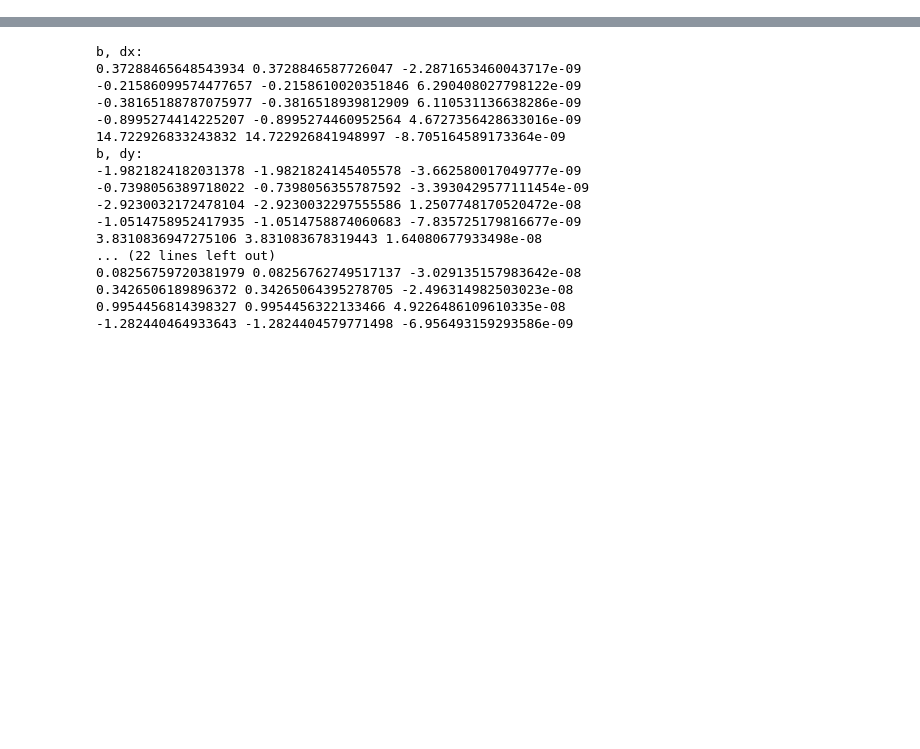
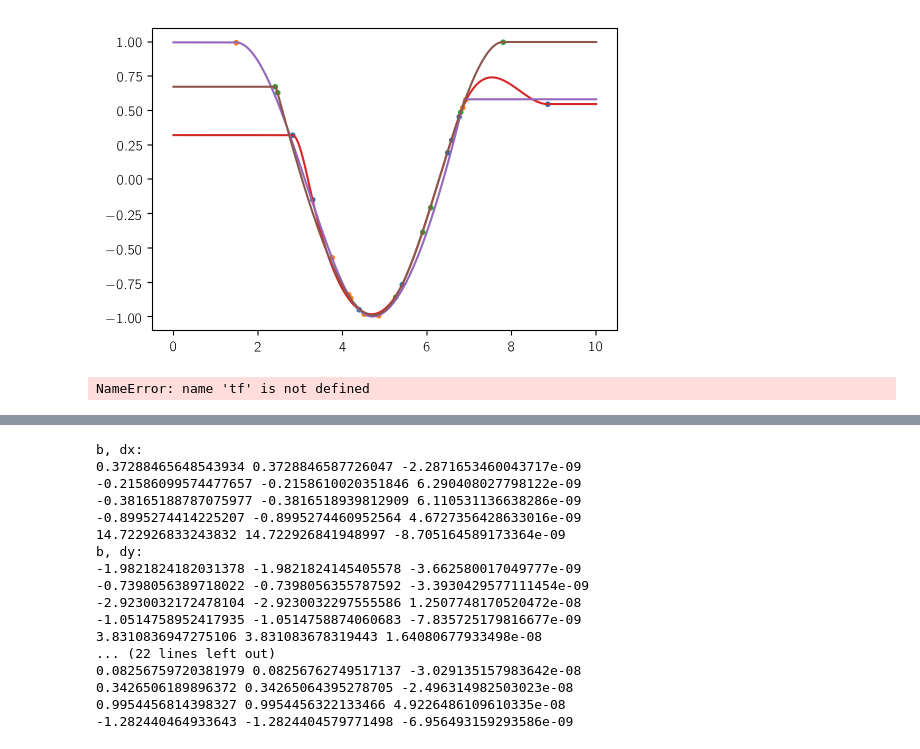
Before and after one commit to exoplanet-dev/exoplanet, a Jupyter notebook: papers/exoplanet/notebooks/cubic.ipynb, the cells around one changed output, grey strips where cells are left out. Saved outputs shown, nothing was run; the diff lists cells and outputs as text; code cells hidden in the pictures; blank space fills up the shorter version.

```diff
--- a/papers/exoplanet/notebooks/cubic.ipynb
+++ b/papers/exoplanet/notebooks/cubic.ipynb
@@ -9,0 +156,5 @@ import matplotlib.pyplot as plt
+# %%
+plt.plot(x.T, y.T, ".")
+plt.plot(t.T, model.eval().T);
+# %% [output]
+[figure, added]
@@ -9,0 +177,59 @@ import matplotlib.pyplot as plt
+# %%
+x_t = tf.constant(x, dtype=T)
+y_t = tf.constant(y, dtype=T)
+t_t = tf.constant(t, dtype=T)
+
+dx = x_t[1:] - x_t[:-1]
+dy = y_t[1:] - y_t[:-1]
+
+fpa_t = tf.constant(0.0, dtype=T)
+fpb_t = tf.constant(0.0, dtype=T)
+
+diag = tf.concat((2*dx[:1], 2*(dx[1:]+dx[:-1]), 2*dx[-1:]), 0)
+upper = dx
+lower = dx
+Y = tf.concat((3 * dy[:1]/dx[:1] - 3 * fpa_t,
+               3 * (dy[1:]/dx[1:] - dy[:-1]/dx[:-1]),
+               3 * fpb_t - 3 * dy[-1:]/dx[-1:]), 0)
+
+# diag = tf.concat((tf.ones(1, dtype=T), 2*(dx[1:]+dx[:-1]), tf.ones(1, dtype=T)), 0)
+# upper = tf.concat((tf.zeros(1, dtype=T), dx[1:]), 0)
+# lower = tf.concat((dx[:-1], tf.zeros(1, dtype=T)), 0)
+# Y = tf.concat((tf.zeros(1, dtype=T),
+#                3 * (dy[1:]/dx[1:] - dy[:-1]/dx[:-1]),
+#                tf.zeros(1, dtype=T)), 0)
+
+c = tri_diag_solve(diag, upper, lower, Y)
+b = dy / dx - dx * (c[1:] + 2*c[:-1]) / 3
+d = (c[1:] - c[:-1]) / (3*dx)
+
+b_ext = tf.concat(([fpa_t], b, [fpb_t]), 0)
+c_ext = tf.concat((tf.zeros(1, dtype=T), c[:-1], tf.zeros(1, dtype=T)), 0)
+d_ext = tf.concat((tf.zeros(1, dtype=T), d, tf.zeros(1, dtype=T)), 0)
+x_ext = tf.concat((x_t[:1], x_t), 0)
+y_ext = tf.concat((y_t[:1], y_t), 0)
+
+# b_ext = tf.concat((b[:1], b, b[-1:]), 0)
+# c_ext = tf.concat((c[:1], c[:-1], c[-2:-1]), 0)
+# d_ext = tf.concat((d[:1], d, d[-1:]), 0)
+# x_ext = tf.concat((x_t[:1], x_t), 0)
+# y_ext = tf.concat((y_t[:1], y_t), 0)
+
+inds = search_sorted_op.search_sorted(x_t, t_t)
+
+# inds = tf.clip_by_value(inds-1,
+#                         tf.constant(0, dtype=tf.int64),
+#                         tf.cast(tf.size(x_t), tf.int64) - 2)
+# b_ext = b
+# c_ext = c
+# d_ext = d
+# x_ext = x_t
+# y_ext = y_t
+
+tau = t_t - tf.gather(x_ext, inds)
+mod = tf.gather(y_ext, inds)
+mod += tau * tf.gather(b_ext, inds)
+mod += tau**2 * tf.gather(c_ext, inds)
+mod += tau**3 * tf.gather(d_ext, inds)
+# %% [output]
+NameError: name 'tf' is not defined
```
Also changed, not shown: parts of 15 cells of this notebook, 10 other files.
